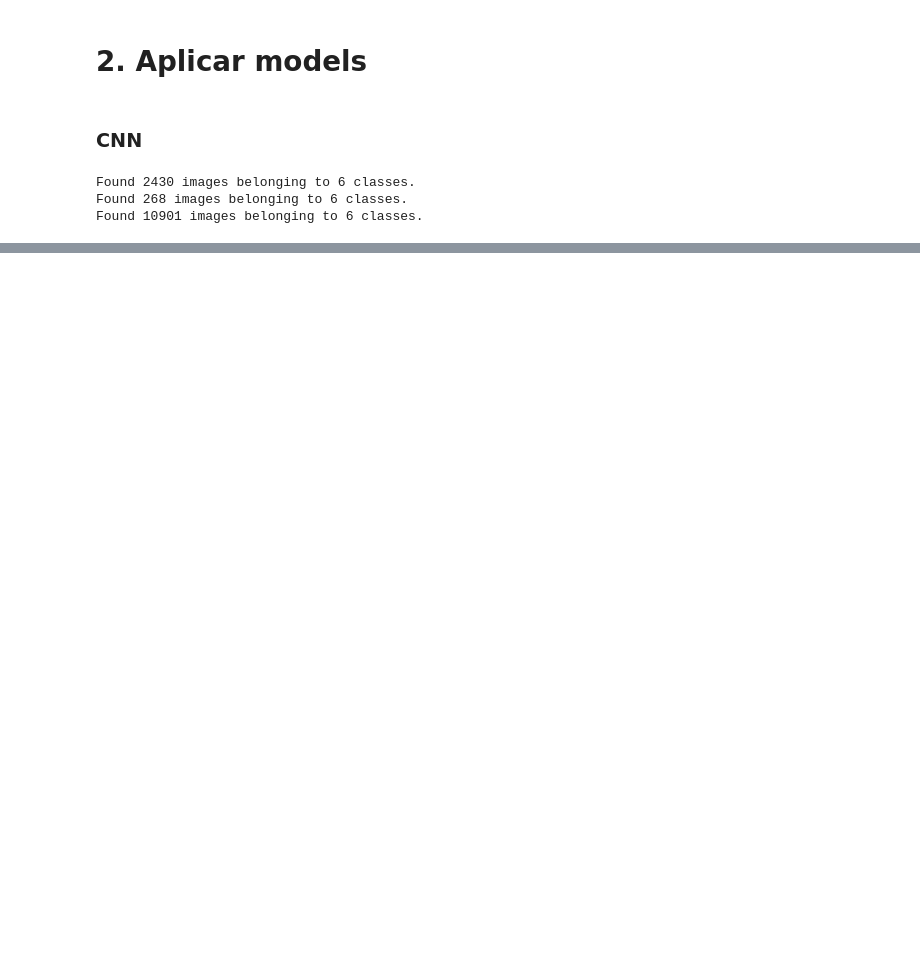
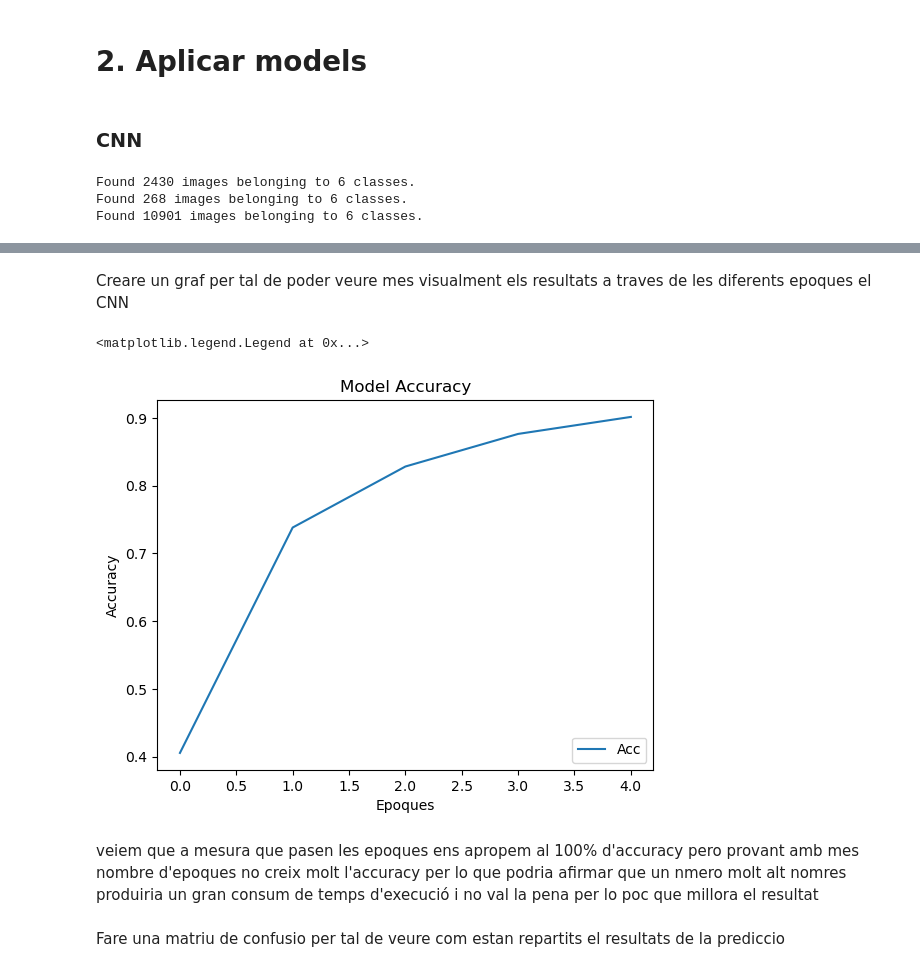
Before and after one commit to moasi/kaggle, a Jupyter notebook: models/CNN.ipynb, the cells around one changed output, grey strips where cells are left out. Drawn from its saved outputs; the diff is of its cells as text; code cells hidden in the pictures; blank space fills up the shorter version.

```diff
--- a/models/CNN.ipynb
+++ b/models/CNN.ipynb
@@ -26,19 +29,19 @@ labels,imlabels,imnames,numim,numlab=librerias.crear_labels('../data/dataset/tra
 # Define the model architecture , (64, 240, 240, 3)shape dataset
 
 model = tf.keras.Sequential()
-model.add(tf.keras.layers.Conv2D(32, kernel_size=(3,3), activation='relu', input_shape = (224,224,3)))
-model.add(tf.keras.layers.MaxPool2D((2,2)))
-model.add(tf.keras.layers.Dropout(0.2))
-model.add(tf.keras.layers.Conv2D(64, kernel_size=(3,3), activation='relu'))
-model.add(tf.keras.layers.MaxPool2D((2,2)))
-model.add(tf.keras.layers.Dropout(0.2))
-model.add(tf.keras.layers.Conv2D(128, kernel_size=(3,3), activation='relu'))
-model.add(tf.keras.layers.MaxPool2D((2,2)))
-model.add(tf.keras.layers.Dropout(0.2))
-model.add(tf.keras.layers.Flatten())
-model.add(tf.keras.layers.Dense(128, activation='relu'))
-model.add(tf.keras.layers.Dense(64, activation='relu'))
-model.add(tf.keras.layers.Dense(6, activation='softmax'))
+model.add(Conv2D(32, kernel_size=(3,3), activation='relu', input_shape = (224,224,3)))
+model.add(MaxPool2D((2,2)))
+model.add(Dropout(0.2))
+model.add(Conv2D(64, kernel_size=(3,3), activation='relu'))
+model.add(MaxPool2D((2,2)))
+model.add(Dropout(0.2))
+model.add(Conv2D(128, kernel_size=(3,3), activation='relu'))
+model.add(MaxPool2D((2,2)))
+model.add(Dropout(0.2))
+model.add(Flatten())
+model.add(Dense(128, activation='relu'))
+model.add(Dense(64, activation='relu'))
+model.add(Dense(6, activation='softmax'))
 # %%
 #Creating Batch size and Image shape
 BATCH_SIZE=32
@@ -60,4 +65,4 @@ Found 10901 images belonging to 6 classes.
 # %%
 model.compile(optimizer='adam', loss = 'binary_crossentropy', metrics="accuracy")
-history = model.fit(train_dataset, epochs=10, validation_data=val_dataset)
+history = model.fit(train_dataset, epochs=5, validation_data=val_dataset)
 # %% [output]
@@ -91,0 +87,16 @@ loss test:  0.2888859212398529
+# %% [markdown]
+Creare un graf per tal de poder veure mes visualment els resultats a traves de les diferents epoques el CNN
+# %%
+plt.plot(history.history['accuracy'])
+
+plt.title('Model Accuracy')
+plt.xlabel('Epoques')
+plt.ylabel('Accuracy')
+plt.legend(['Acc'], loc = 'lower right')
+# %% [output]
+<matplotlib.legend.Legend at 0x...>
+[figure, added]
+# %% [markdown]
+veiem que a mesura que pasen les epoques ens apropem al 100% d'accuracy pero provant amb mes nombre d'epoques no creix molt l'accuracy per lo que podria afirmar que un nmero molt alt nomres produiria un gran consum de temps d'execució i no val la pena per lo poc que millora el resultat
+# %% [markdown]
+Fare una matriu de confusio per tal de veure com estan repartits el resultats de la prediccio
```
Also changed, not shown: parts of 8 cells of this notebook, 1 other file.
